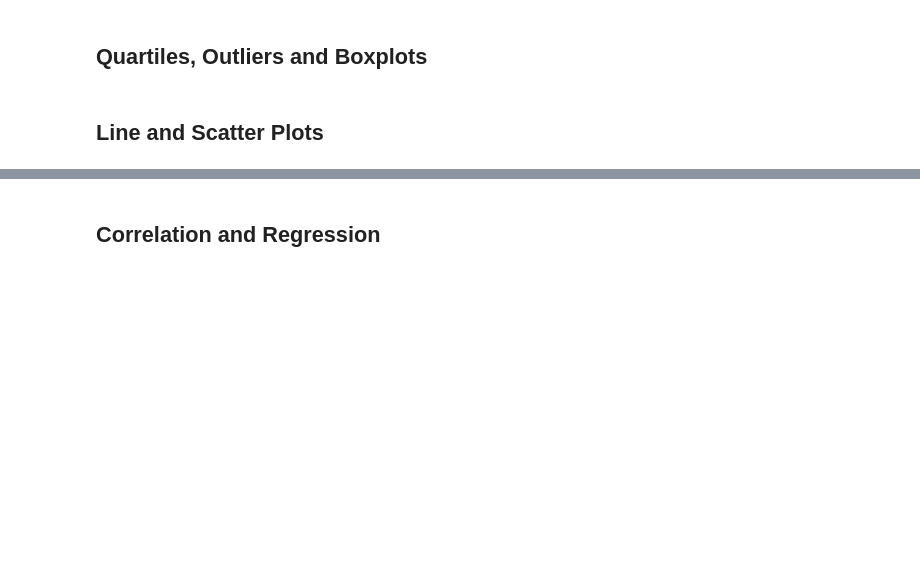
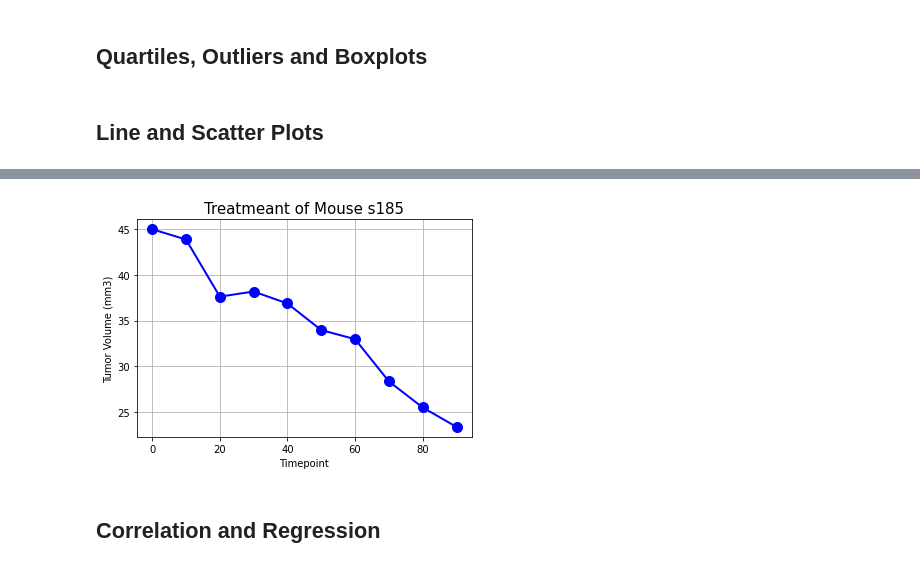
Before and after one commit to arcebri1/PharmaceuticalAnalysisPlotting, a Jupyter notebook: pymaceuticals_starter.ipynb, the cells around one changed output, grey strips where cells are left out. Drawn from its saved outputs; the diff is of its cells as text; code cells hidden in the pictures; blank space fills up the shorter version.

```diff
--- a/pymaceuticals_starter.ipynb
+++ b/pymaceuticals_starter.ipynb
@@ -326,3 +324,5 @@ plt.show()
 ## Line and Scatter Plots
 # %%
 # Generate a line plot of time point versus tumor volume for a mouse treated with Capomulin
+capomulin_df = combined_data.loc[combined_data["Drug Regimen"]== "Capomulin",:]
+capomulin_df
@@ -328,0 +343,3 @@ plt.show()
+# %%
+unique_mouse_df = capomulin_df.loc[capomulin_df["Mouse ID"] == "s185",:]
+unique_mouse_df
@@ -329,3 +358,17 @@ plt.show()
+# %%
+# x_axis = unique_mouse_df["Timepoint"]
+# x_axis
+x_axis = np.arange(0, 100, 10)
+# x_axis
+tumor_vol = unique_mouse_df["Tumor Volume (mm3)"]
+# tumor_vol
+plt.plot(x_axis, tumor_vol,linewidth=2, markersize=10,marker="o",color="blue")
+plt.title('Treatmeant of Mouse s185',fontsize =15)
+plt.xlabel('Timepoint',fontsize =10)
+plt.ylabel('Tumor Volume (mm3)',fontsize =10)
+plt.grid()
+# %% [output]
+[figure, added]
 # %%
 # Generate a scatter plot of mouse weight versus average tumor volume for the Capomulin regimen
 # %% [markdown]
```
Also changed, not shown: parts of 5 cells of this notebook.
